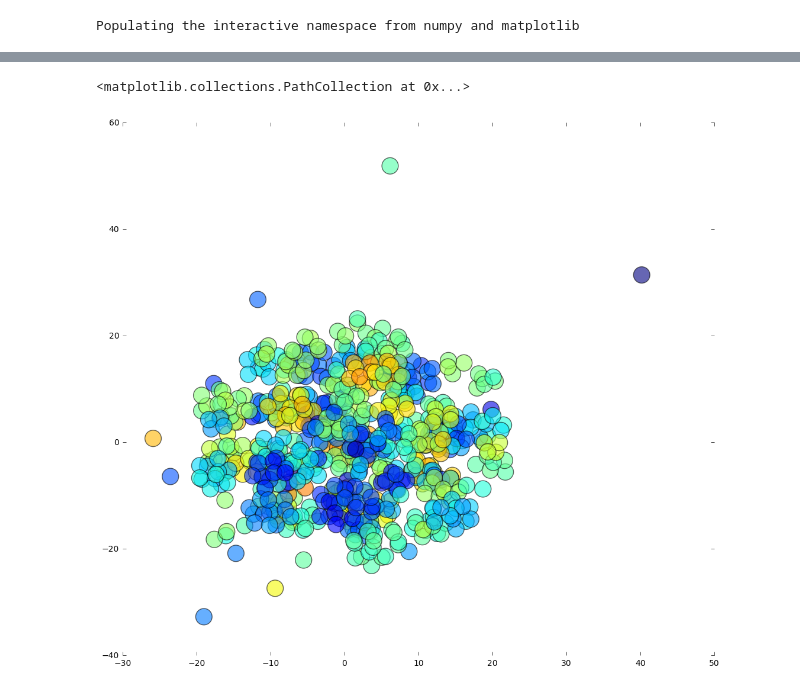
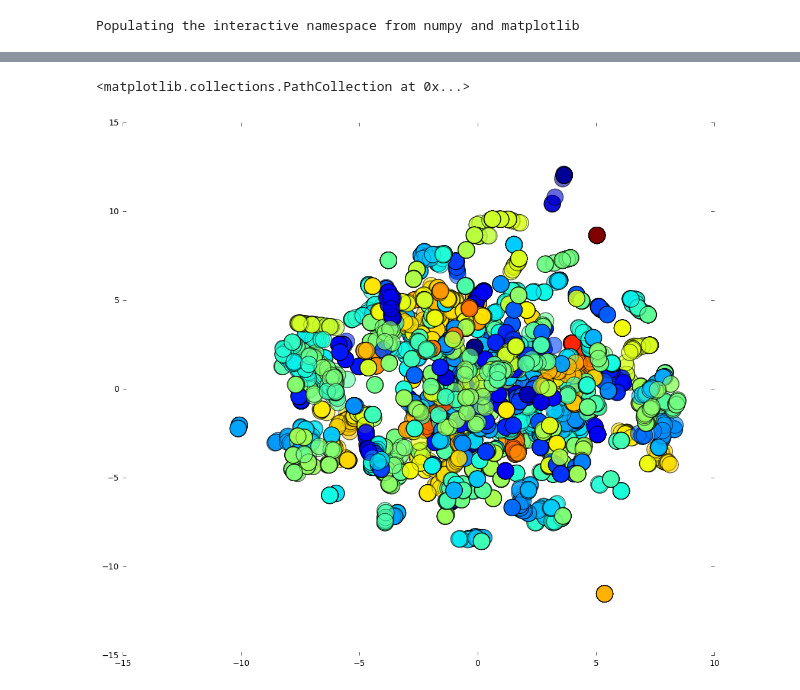
Before and after one commit to zischwartz/pruitt-emails, a Jupyter notebook: text.ipynb, the cells around one changed output, grey strips where cells are left out. Saved outputs shown, nothing was run; the diff lists cells and outputs as text; code cells hidden in the pictures.

Commit message:
added all the emails, load them async in vis

```diff
--- a/text.ipynb
+++ b/text.ipynb
@@ -30,10 +12,0 @@ def single_line_filter(temp):
-# %%
-emails_file = open('Produce-1600-2541-Redacted.txt')
-emails = emails_file.read()
-# email_lines = emails.split('\n')
-# email_lines = emails.split('\n\n')
-email_lines = emails.split('From:')
-
-len(email_lines)
-# 5102 with '\n\n' and then 2761 post filters
-# 5102 with '\n\n' and then 3580 post commenting out single-line filters
@@ -41,0 +13,13 @@ len(email_lines)
+# %%
+email_lines = []
+# email_lines.extend([3,1,1])
+for filename in glob.glob('ScottPruittEmails//*.txt'):
+    # print(filename)
+    emails_file = open(filename)
+    emails = emails_file.read()
+    # email_lines = emails.split('\n\n')
+    split_emails = emails.split('From:')
+    # print( len(split_emails))
+    split_emails = list(map(lambda x: 'From:'+x, split_emails))
+    email_lines.extend(split_emails)
+len(email_lines)
@@ -121,29 +90,30 @@ array([  1.59069459, -10.54228594, -12.41504038, -15.39269253,
 # %%
 fig = figure(figsize=(10, 10))
 # fig = figure(figsize=(100, 100))
 # fig = figure(figsize=(20, 20))
 
 ax = axes(frameon=False)
 # setp(ax, xticks=(), yticks=())
-subplots_adjust(left=0.0, bottom=0.0, right=1.0, top=0.9,
-                wspace=0.0, hspace=0.0)
+
+subplots_adjust(left=0.0, bottom=0.0, right=1.0, top=0.9, wspace=0.0, hspace=0.0)
 scatter(X_embedded[:, 0], X_embedded[:, 1], c=X_embedded[:, 2], s=400, alpha=0.6)
+
 # scatter(X_embedded[:, 0], X_embedded[:, 1], c=X_embedded[:, 2], s=5000, alpha=0.01, lw=0)
 
 # plt.axis([-10, 10, -10, 10])
 
-# for text!
+# for text version!
 # for i, txt in enumerate(email_lines_with_breaks):
 #     ax.annotate(txt, (X_embedded[i][0], X_embedded[i][1]), size=6, wrap=True, ha="center", va="center", alpha=0.9,)
 #     bbox={'facecolor': 'white', 'alpha': 0.01}).set_zorder(0)
 
 #                 bbox={'alpha': 0.2, 'boxstyle':'round' })
 #                 bbox={'facecolor':X_embedded[i][2], 'pad':1, 'alpha': 0.2, 'boxstyle':'round' })
 
 # Audio(url=sound_file, autoplay=True)
 # %% [output]
 <matplotlib.collections.PathCollection at 0x...>
-[figure, old version]
+[figure, new version]
 # %%
 data = {"X_embedded":X_embedded_as_list, "email_lines":email_lines}
 import json
```
Also changed, not shown: parts of 10 cells of this notebook, 12 other files.
